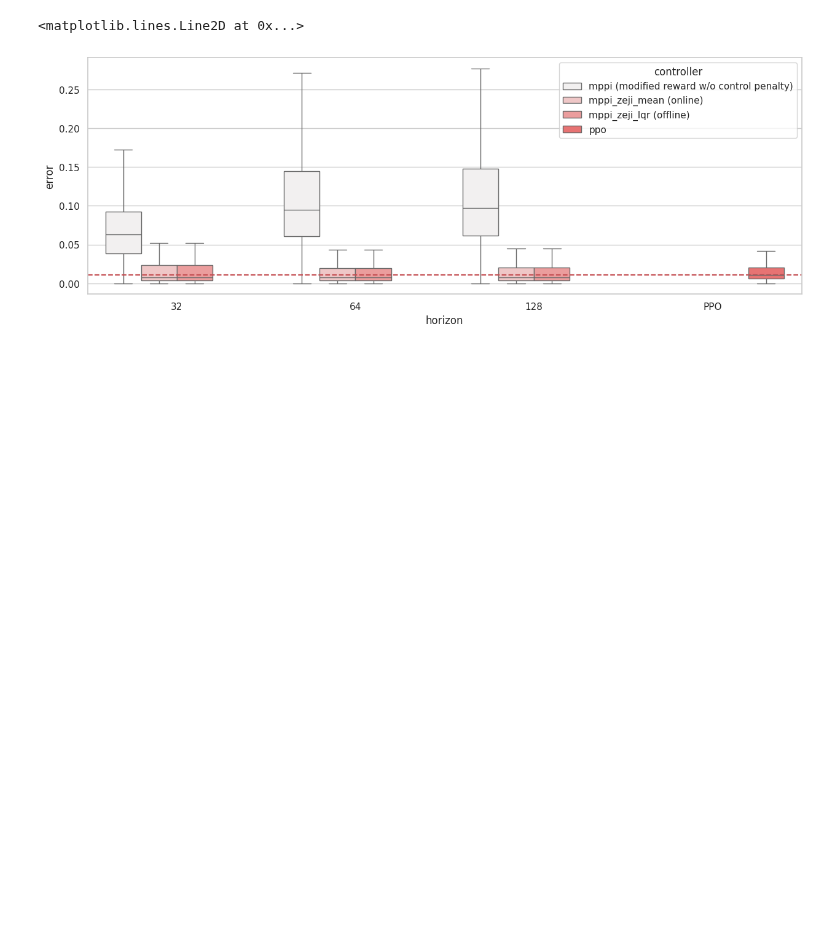
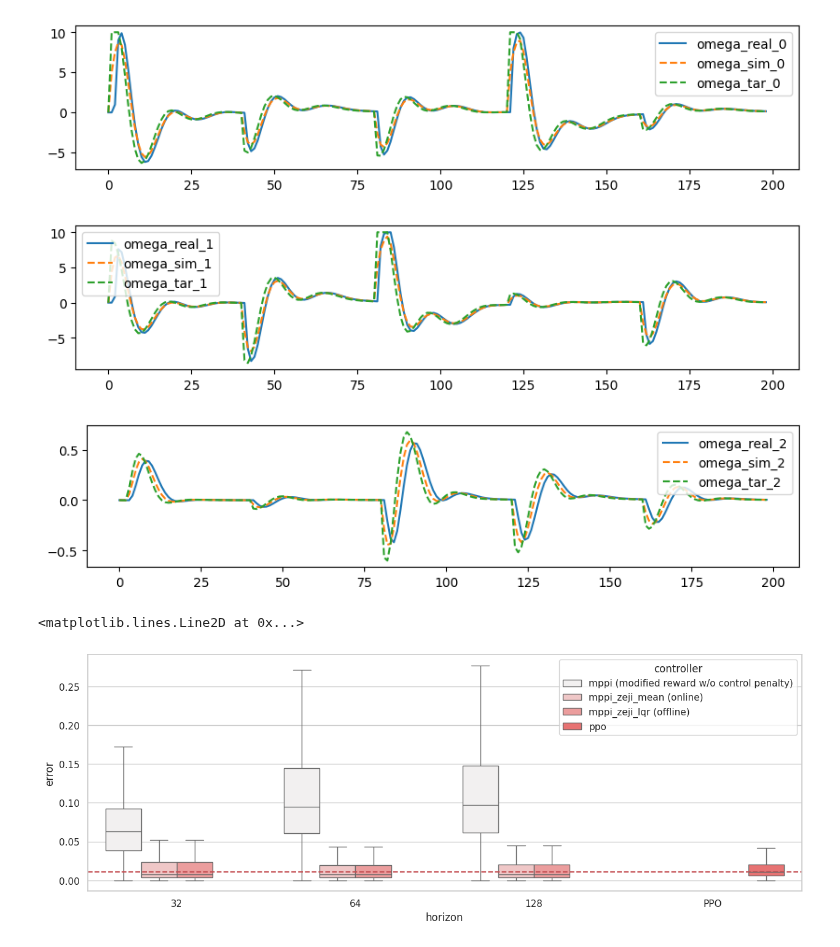
Before and after one commit to LeCAR-Lab/CoVO-MPC, a Jupyter notebook: quadjax/devel/plot.ipynb, the cells around one changed output. Drawn from its saved outputs; the diff is of its cells as text; code cells hidden in the pictures; blank space fills up the shorter version.

```diff
--- a/quadjax/devel/plot.ipynb
+++ b/quadjax/devel/plot.ipynb
@@ -22,18 +22,25 @@ with open("../../results/sim_state_seq_.pkl", "rb") as f:
 # rpy = geom.qtorpy(np.array([state['quat'] for state in state_seq]))
 # rpy_tar = geom.qtorpy(np.array([state['quat_desired'] for state in state_seq]))
 
+pos = np.array([state['pos'] for state in state_seq_real])
 omega_real = np.array([state['omega'] for state in state_seq_real])
 omega_sim = np.array([state['omega'] for state in state_seq_sim])
 omega_tar = np.array([state['last_torque'] for state in state_seq_real]) / np.array([9e-3, 9e-3, 2e-3]) * np.array([10.0, 10.0, 3.0])
+rpm = np.array([state['rpm'] for state in state_seq_real])
+torque = np.array([state['last_torque'] for state in state_seq_real])
 
-plt.rcParams['figure.figsize'] = [30, 3]
+plt.rcParams['figure.figsize'] = [10, 2]
+plot_time = -1
 for i in range(3):
     plt.figure()
     # set figure size
-    plt.plot(omega_real[:, i], label=f"omega_real_{i}")
-    plt.plot(omega_sim[:, i], label=f"omega_sim_{i}", linestyle='--')
-    plt.plot(omega_tar[:, i], label=f"omega_tar_{i}", linestyle='--')
+    plt.plot(omega_real[:plot_time, i], label=f"omega_real_{i}")
+    plt.plot(omega_sim[:plot_time, i], label=f"omega_sim_{i}", linestyle='--')
+    plt.plot(omega_tar[:plot_time, i], label=f"omega_tar_{i}", linestyle='--')
+    # plt.plot(torque[:plot_time, i]/1e-3, label=f"torque_{i}", linestyle='--')
+    # plt.plot(pos[:plot_time, i], label=f"pos_{i}")
     plt.legend()
+# plt.plot(rpm)
 
 # quat_real = np.array([state['quat'] for state in state_seq_real])
 # quat_sim = np.array([state['quat'] for state in state_seq_sim])
@@ -79,33 +86,37 @@ for i in range(3):
 # print('reference position:')
 # for state in state_seq[:100][::10]:
 #     pos = state['pos_tar']
 #     print(f"({pos[0]:.2f}, {pos[1]:.2f}, {pos[2]:.2f})")
 # print('\n')
 # print('reference velocity:')
 # for state in state_seq[:100][::10]:
 #     pos = state['vel_tar']
 #     print(f"({pos[0]:.2f}, {pos[1]:.2f}, {pos[2]:.2f})")
 # print('\n')
 # print('reference attitude:')
 # for state in state_seq[:100][::10]:
 #     pos = state['rpy_tar']
 #     print(f"({pos[0]:.2f}, {pos[1]:.2f}, {pos[2]:.2f})")
 # print('\n')
 # print('error position:')
 # for state in state_seq[:100][::10]:
 #     pos = state['pos'] - state['pos_tar']
 #     print(f"({pos[0]:.2f}, {pos[1]:.2f}, {pos[2]:.2f})")
 # print('\n')
 # print('error velocity:')
 # for state in state_seq[:100][::10]:
 #     pos = state['vel'] - state['vel_tar']
 #     print(f"({pos[0]:.2f}, {pos[1]:.2f}, {pos[2]:.2f})")
 # print('\n')
 # print('error attitude:')
 # for state in state_seq[:100][::10]:
 #     pos = state['rpy'] - state['rpy_tar']
 #     print(f"({pos[0]:.2f}, {pos[1]:.2f}, {pos[2]:.2f})")
 # print('\n')
+# %% [output]
+[figure, added]
+[figure, added]
+[figure, added]
 # %%
 from matplotlib import pyplot as plt
 import numpy as np
```
Also changed, not shown: parts of 1 cell of this notebook, 5 other files.
